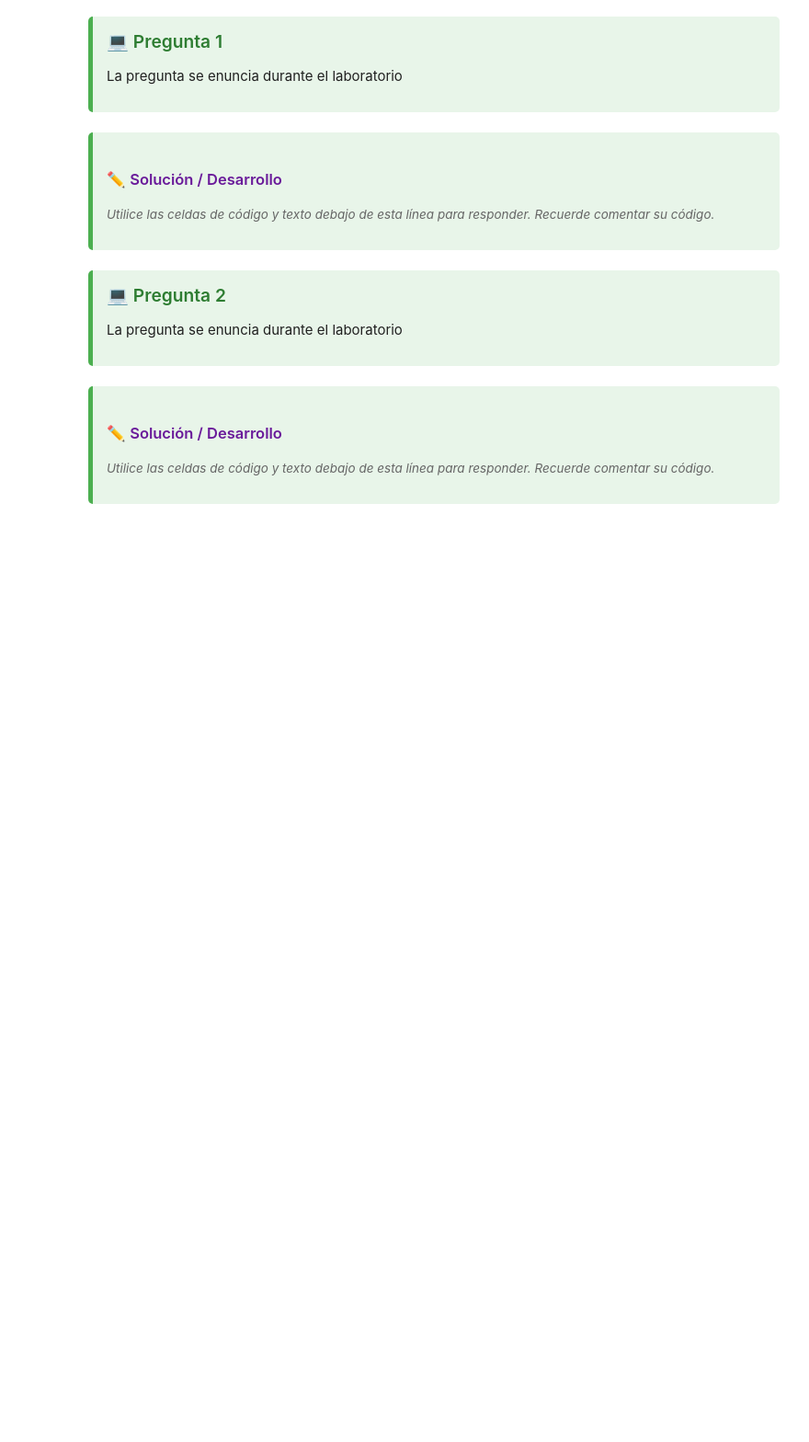
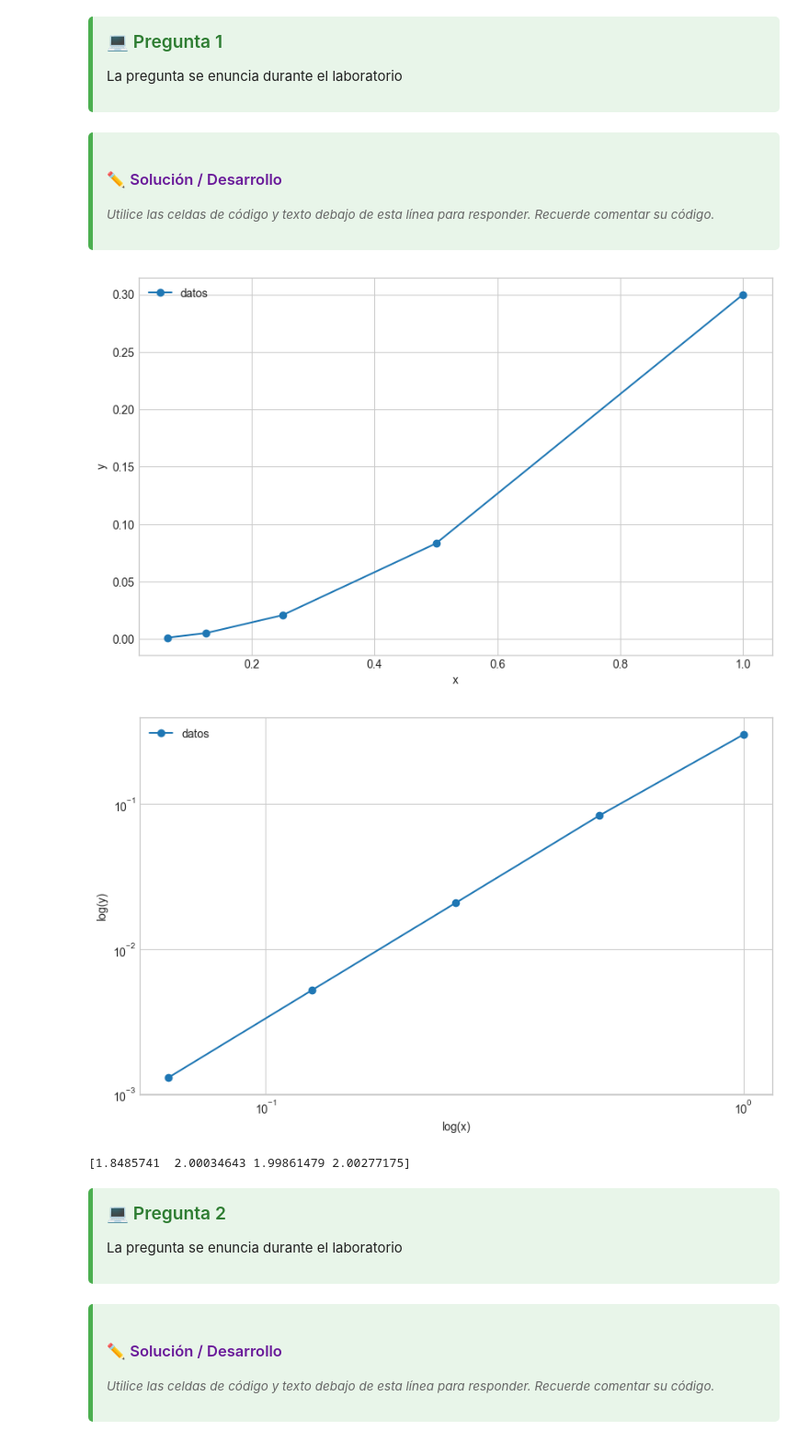
Before and after one commit to martiin-c/MAT2605---C-lculo-Cient-fico, a Jupyter notebook: Laboratorios/lab02_v2.ipynb, the cells around one changed output. Shown at 92% size. Saved outputs shown, nothing was run; the diff lists cells and outputs as text; code cells hidden in the pictures; blank space fills up the shorter version.

```diff
--- a/Laboratorios/lab02_v2.ipynb
+++ b/Laboratorios/lab02_v2.ipynb
@@ -698,9 +742,39 @@ df
 # %%
 # Datos dados
 x = np.array([1,1/2,1/4,1/8,1/16])
 y = np.array([0.3,0.0833,0.02082,0.00521,0.0013])
 
 # Solucion: Espacio para tu codigo
+x = np.array([1,1/2,1/4,1/8,1/16])
+y = np.array([0.3,0.0833,0.02082,0.00521,0.0013])
+
+plt.plot(x, y, 'o-', label='datos')
+plt.xlabel('x')
+plt.ylabel('y')
+plt.legend()
+plt.show()
+
+
+plt.loglog(x, y, 'o-', label='datos')
+plt.xlabel('log(x)')
+plt.ylabel('log(y)')
+plt.legend()
+plt.show()
+# %% [output]
+[figure, added]
+[figure, added]
+# %%
+logx = np.log(x)
+logy = np.log(y)
+#Usamos la ide de antes, es como si fuera una recta en el plano log log, y con eso sacamos la ecuación de la recta
+difLogX = logx[1:] - logx[:-1]
+difLogY = logy[1:] - logy[:-1]
+
+alpha = difLogY / difLogX
+
+print(alpha)
+# %% [output]
+[1.8485741  2.00034643 1.99861479 2.00277175]
 # %% [markdown]
 <div style="background-color: #e8f5e9; border-left: 5px solid #4caf50; padding: 15px; border-radius: 5px;">
     <h3 style="color: #2e7d32; margin-top: 0;">💻 Pregunta 2</h3>
```
Also changed, not shown: parts of 14 cells of this notebook.
